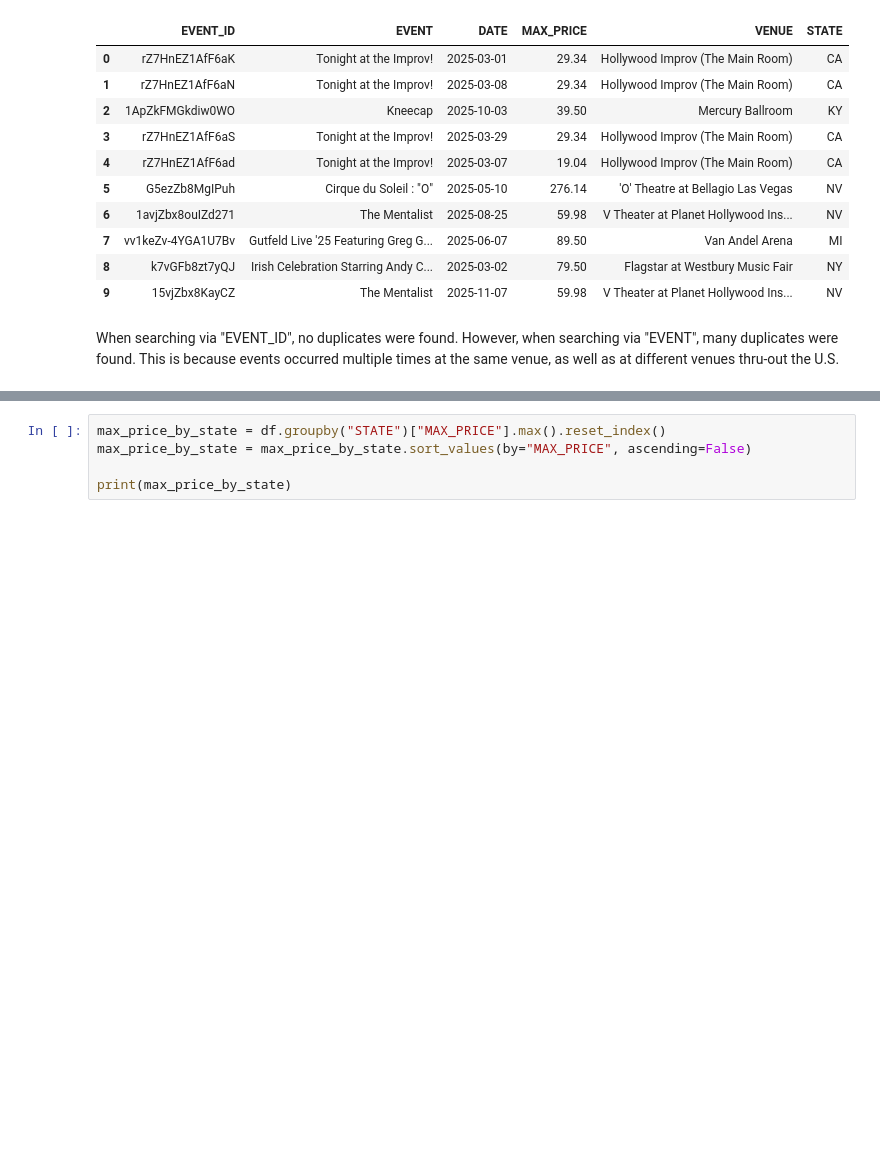
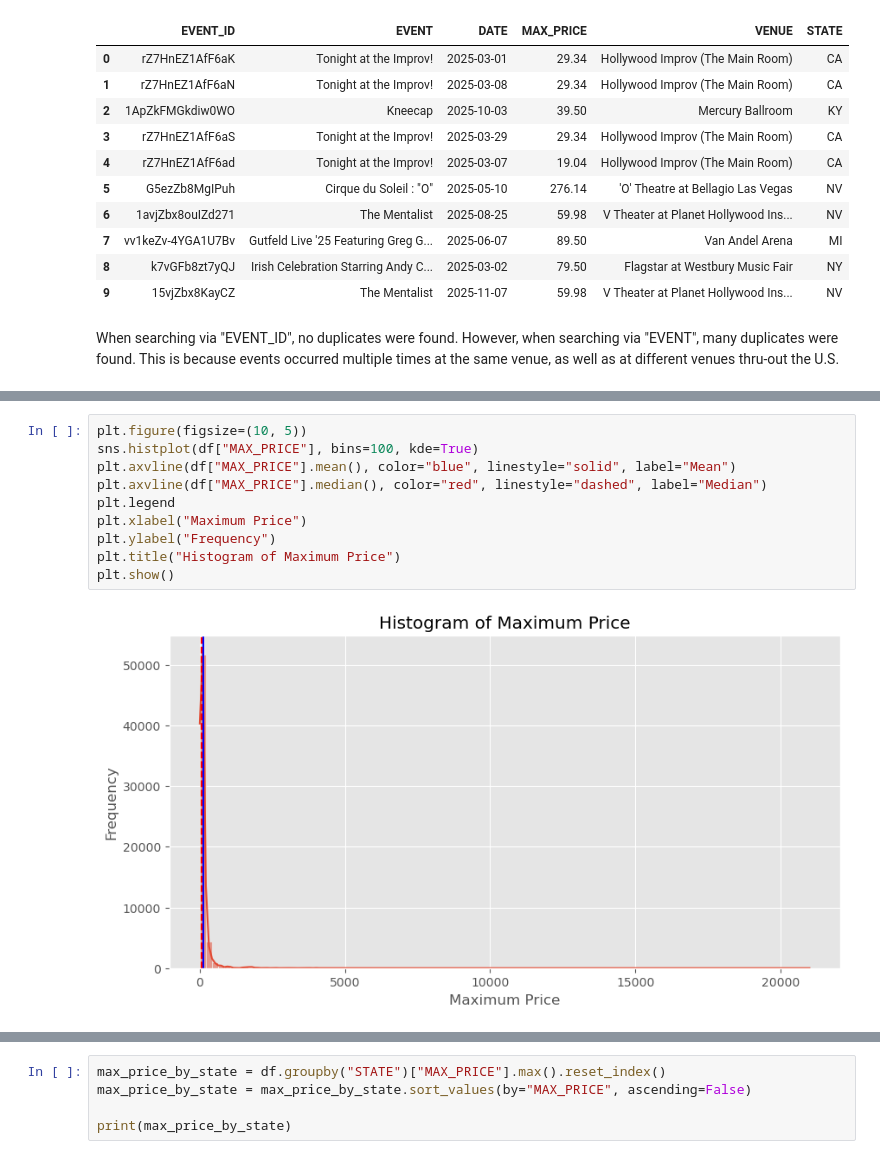
Before and after one commit to dq93/TicketMasterAPI, a Jupyter notebook: notebooks/Jacque_eda.ipynb, the cells around one changed output, grey strips where cells are left out. Cells and saved outputs as stored; diff of their text form; blank space fills up the shorter version.

```diff
--- a/notebooks/Jacque_eda.ipynb
+++ b/notebooks/Jacque_eda.ipynb
@@ -284,0 +299,12 @@ df.head(20)
+# %%
+plt.figure(figsize=(10, 5))
+sns.histplot(df["MAX_PRICE"], bins=100, kde=True)
+plt.axvline(df["MAX_PRICE"].mean(), color="blue", linestyle="solid", label="Mean")
+plt.axvline(df["MAX_PRICE"].median(), color="red", linestyle="dashed", label="Median")
+plt.legend
+plt.xlabel("Maximum Price")
+plt.ylabel("Frequency")
+plt.title("Histogram of Maximum Price")
+plt.show()
+# %% [output]
+[figure, added]
```
Also changed, not shown: parts of 13 cells of this notebook.
